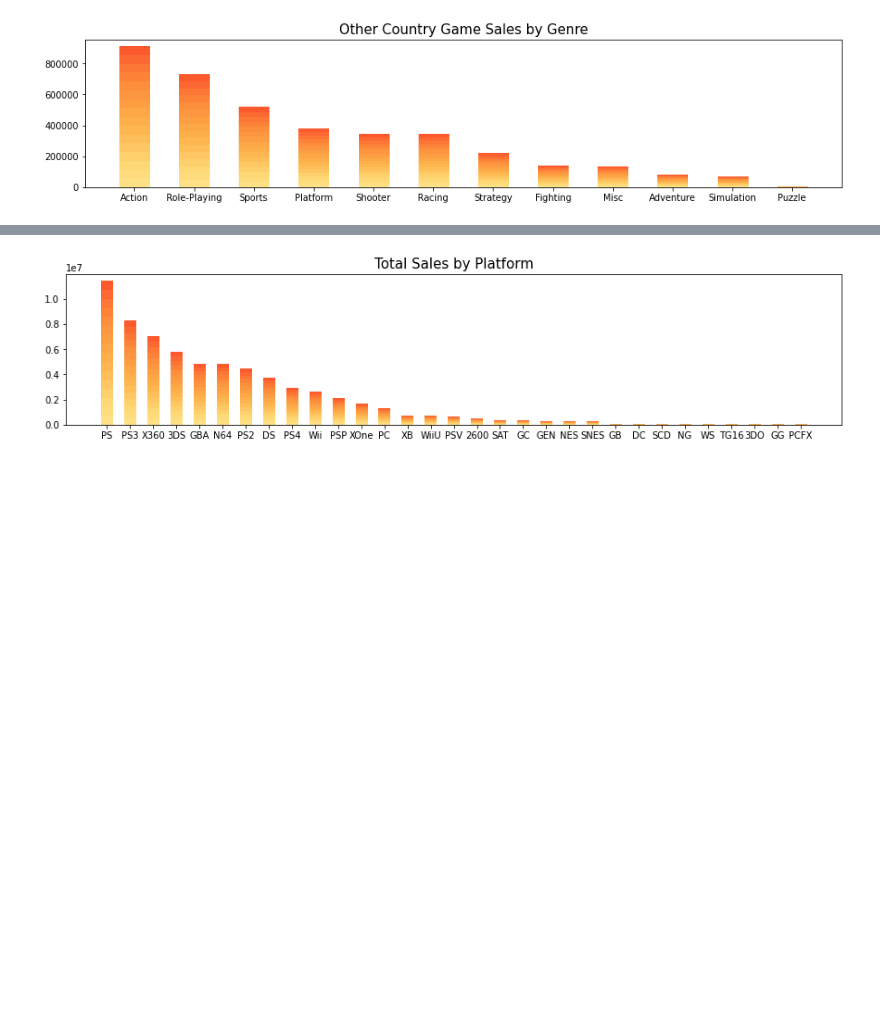
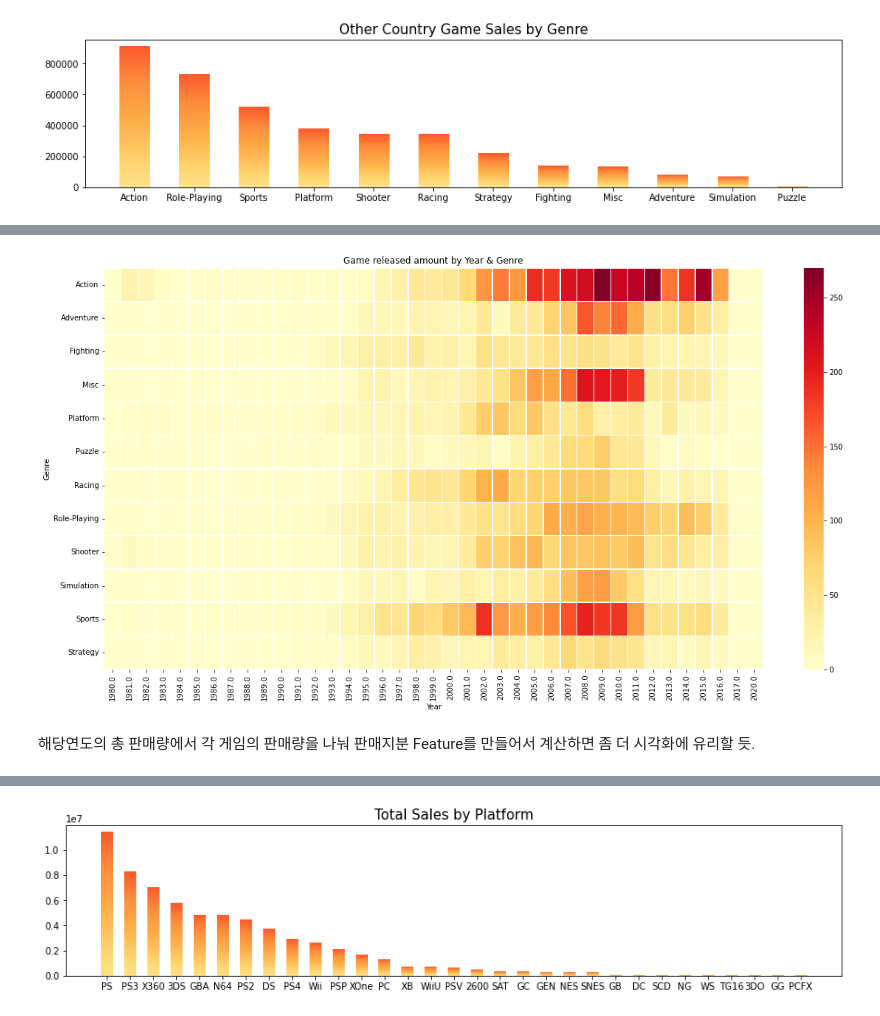
Before and after one commit to sumu97/Data-Science-Cheat-Code, a Jupyter notebook: GameMarket_Analysis.ipynb, the cells around one changed output, grey strips where cells are left out. Drawn from its saved outputs; the diff is of its cells as text; code cells hidden in the pictures; blank space fills up the shorter version.

```diff
--- a/GameMarket_Analysis.ipynb
+++ b/GameMarket_Analysis.ipynb
@@ -140,0 +266,15 @@ ANNOVA Test로 유의성 검증할 필요까진 없을듯.
+# %%
+# 연도,장르별 출시량 시각화
+# 1 : 그 가로세로 짬짜미(pd.crossstab)한걸로 연도랑 장르 긁어서 표시
+# 2 : 그거 시각화
+import seaborn as sns
+year_G = pd.crosstab(df.Genre, df.Year)
+year_G = year_G.drop(year_G.columns[0:23],axis = 1)
+plt.figure(figsize=(20,10))
+plt.title('Game released amount by Year & Genre')
+ax = sns.heatmap(year_G, linewidths=.5, cmap='YlOrRd');
+# 해당연도 Total Sales 로 나눠서, 데이터를 보면 더 의미있는 결과를 얻을 수 있을듯. 연도별로 뭐가 젤 잘나간지를 아는게 목적이니까
+# %% [output]
+[figure, added]
+# %% [markdown]
+해당연도의 총 판매량에서 각 게임의 판매량을 나눠 판매지분 Feature를 만들어서 계산하면 좀 더 시각화에 유리할 듯.
```
Also changed, not shown: parts of 25 cells of this notebook.
